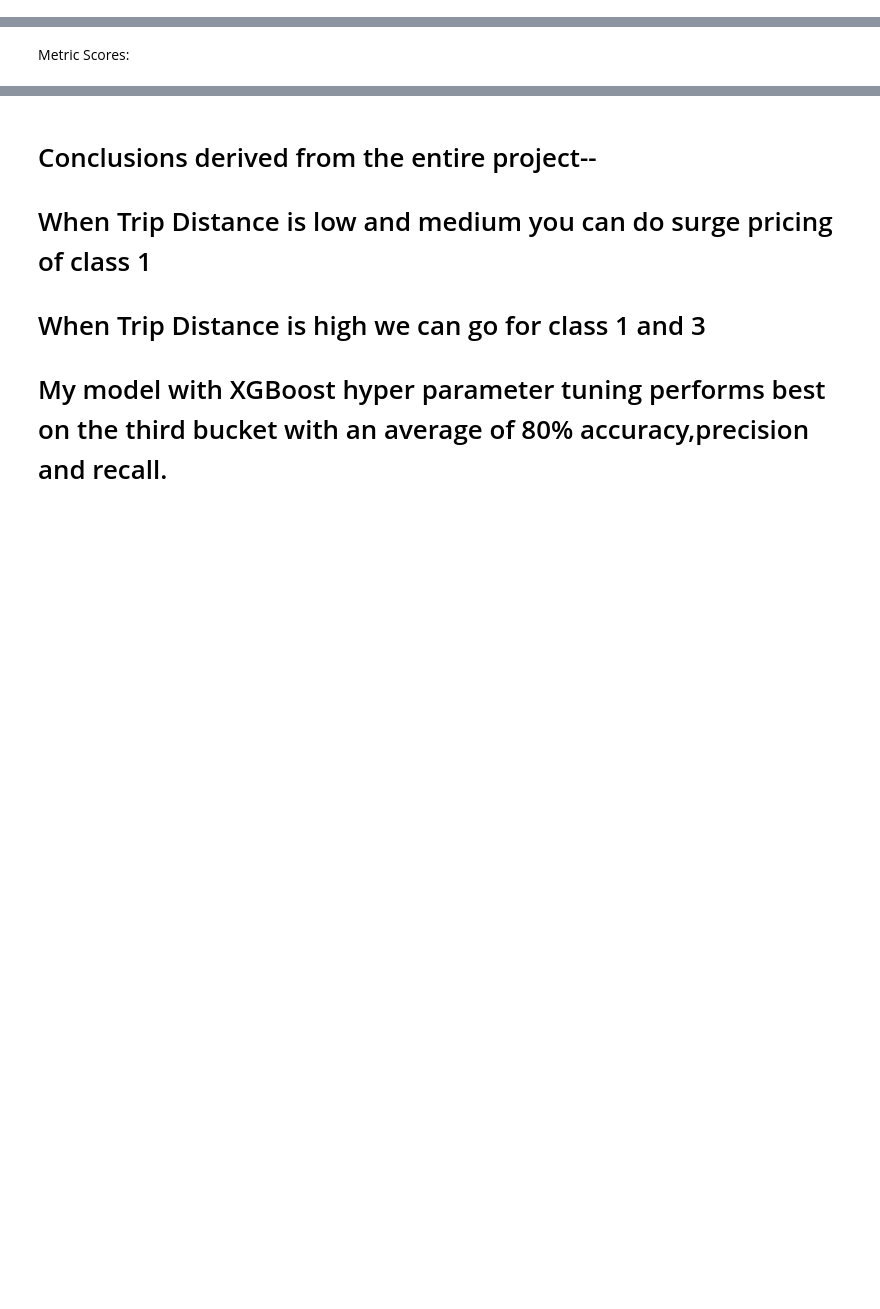
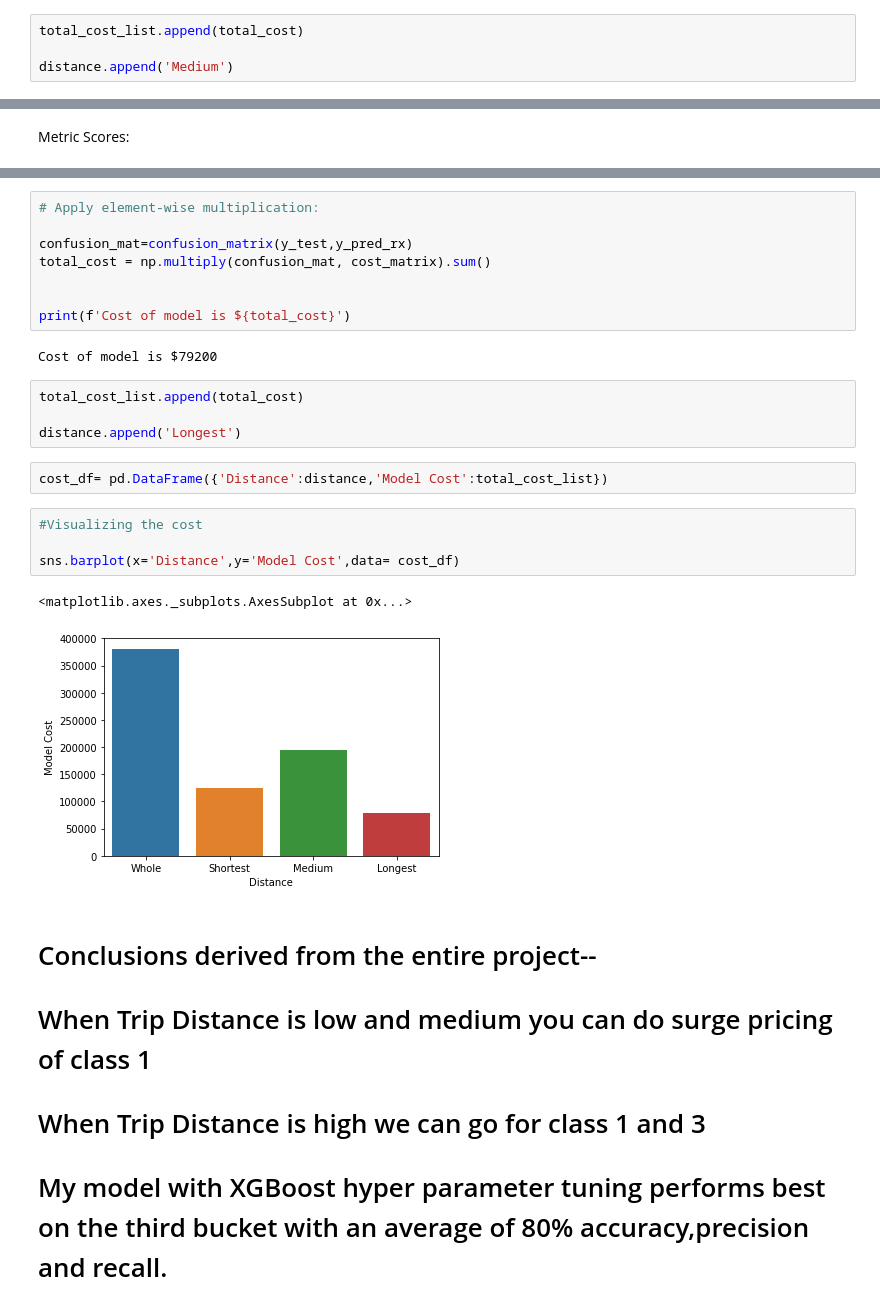
Before and after one commit to sspaulc/TAXI-MOBILITY-SURGE-PRICE-PREDICTION, a Jupyter notebook: SANCHITA_Taxi_Price_Surge_Prediction.ipynb, the cells around one changed output, grey strips where cells are left out. Saved outputs shown, nothing was run; the diff lists cells and outputs as text; blank space fills up the shorter version.

Commit message:
Final Commit with model cost

```diff
--- a/SANCHITA_Taxi_Price_Surge_Prediction.ipynb
+++ b/SANCHITA_Taxi_Price_Surge_Prediction.ipynb
@@ -1532,3 +1483,7 @@ weighted avg       0.73      0.73      0.73     11203
+# %%
+total_cost_list.append(total_cost)
+
+distance.append('Medium')
 # %% [markdown]
 # The performance for class 2 is good but not as good as lower distance.
 # %% [markdown]
@@ -1795,3 +1752,26 @@ weighted avg       0.80      0.80      0.80      5969
+# %%
+# Apply element-wise multiplication:
+
+confusion_mat=confusion_matrix(y_test,y_pred_rx)
+total_cost = np.multiply(confusion_mat, cost_matrix).sum()
+
+
+print(f'Cost of model is ${total_cost}')
+# %% [output]
+Cost of model is $79200
+# %%
+total_cost_list.append(total_cost)
+
+distance.append('Longest')
+# %%
+cost_df= pd.DataFrame({'Distance':distance,'Model Cost':total_cost_list})
+# %%
+#Visualizing the cost
+
+sns.barplot(x='Distance',y='Model Cost',data= cost_df)
+# %% [output]
+<matplotlib.axes._subplots.AxesSubplot at 0x...>
+[figure, added]
 # %% [markdown]
 # Conclusions derived from the entire project--
 
```
Also changed, not shown: parts of 75 cells of this notebook.
